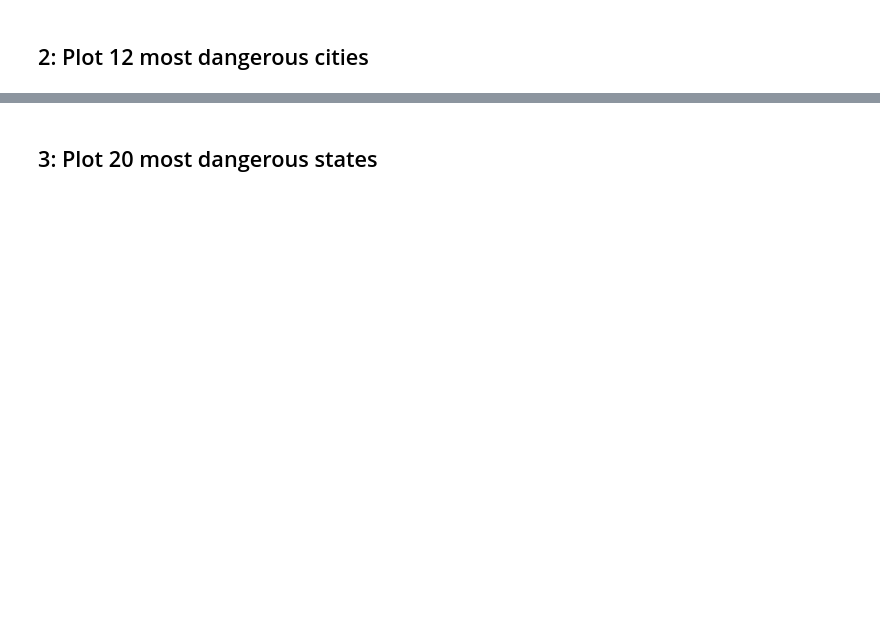
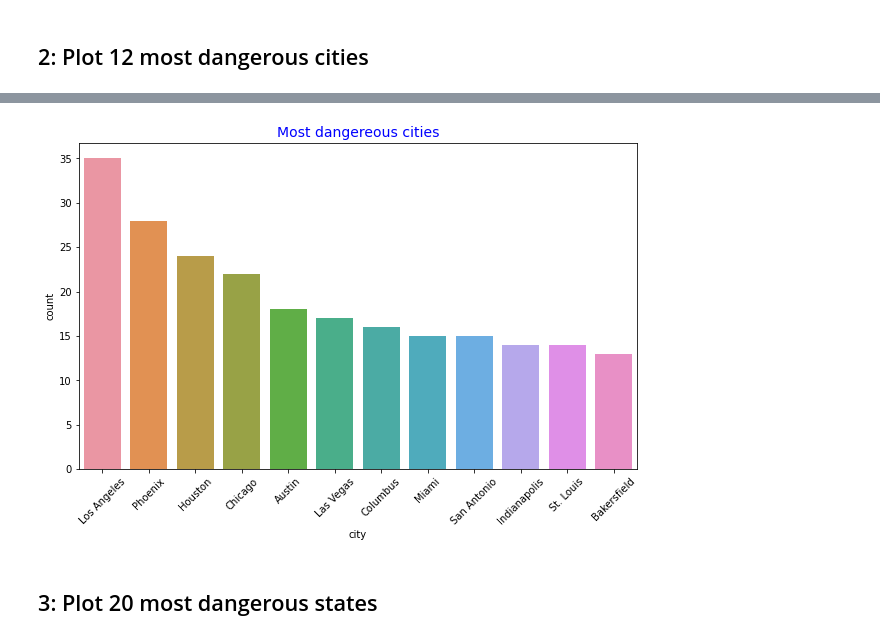
Before and after one commit to MevlutYildiz77/Assignments, a Jupyter notebook: datascience_assignments/güncel_görevler/Assignment_2_student.ipynb, the cells around one changed output, grey strips where cells are left out. Saved outputs shown, nothing was run; the diff lists cells and outputs as text; code cells hidden in the pictures; blank space fills up the shorter version.

```diff
--- a/datascience_assignments/güncel_görevler/Assignment_2_student.ipynb
+++ b/datascience_assignments/güncel_görevler/Assignment_2_student.ipynb
@@ -104,2 +108,12 @@ Name: city, Length: 1417, dtype: int64
+# %%
+# with seaborn countplot
+
+fig, ax = plt.subplots(figsize=(10,6))
+sns.countplot(x = "city", data = kill, order = cities.index)
+ax.set_xticklabels(cities.index, rotation =45)
+ax.set_title("Most dangereous cities", color = "b", fontsize=14)
+plt.show()
+# %% [output]
+[figure, added]
 # %% [markdown]
 ## 3: Plot 20 most dangerous states
```
Also changed, not shown: parts of 27 cells of this notebook.
